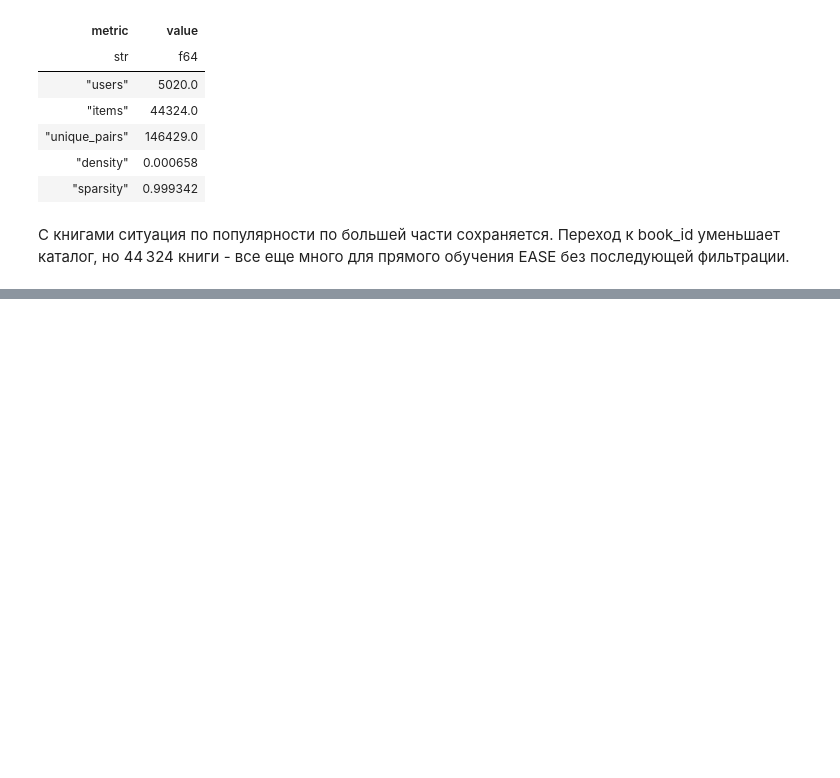
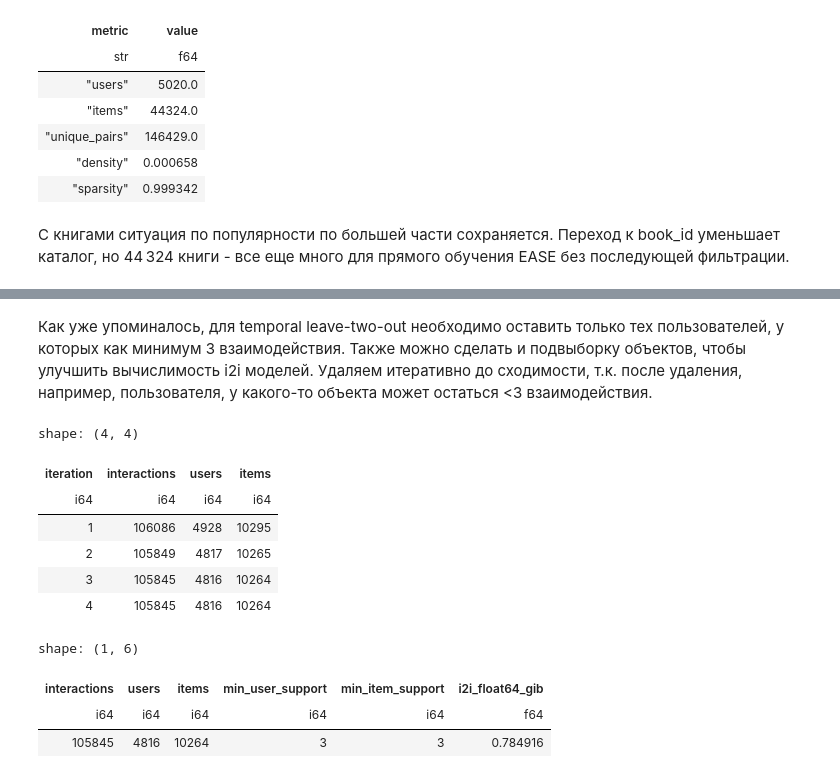
Before and after one commit to vshsch/recsys-hw1, a Jupyter notebook: experiments.ipynb, the cells around one changed output, grey strips where cells are left out. Cells and saved outputs as stored; diff of their text form; code cells hidden in the pictures; blank space fills up the shorter version.

Commit message:
Update EDA, add preprocessing, metrics

```diff
--- a/experiments.ipynb
+++ b/experiments.ipynb
@@ -1001,0 +1107,80 @@ shape: (5, 2)
+# %% [markdown]
+Как уже упоминалось, для temporal leave-two-out необходимо оставить только тех пользователей, у которых как минимум 3 взаимодействия. Также можно сделать и подвыборку объектов, чтобы улучшить вычислимость i2i моделей. Удаляем итеративно до сходимости, т.к. после удаления, например, пользователя, у какого-то объекта может остаться <3 взаимодействия.
+# %%
+MIN_INTERACTIONS = 3
+PRIMARY_METRIC = f"NDCG@{K}"
+SECONDARY_METRIC = f"Recall@{K}"
+# %%
+filtered_interactions = read_interactions
+history = []
+iter = 0
+while True:
+    iter += 1
+    prev_height = filtered_interactions.height
+
+    active_users = (
+        filtered_interactions
+        .group_by("user_id")
+        .len(name="support")
+        .filter(pl.col("support") >= MIN_INTERACTIONS)
+        .select("user_id")
+    )
+    filtered_interactions = filtered_interactions.join(
+        active_users,
+        on="user_id",
+        how="semi",
+    )
+
+    active_items = (
+        filtered_interactions
+        .group_by("item_id")
+        .len(name="support")
+        .filter(pl.col("support") >= MIN_INTERACTIONS)
+        .select("item_id")
+    )
+    filtered_interactions = filtered_interactions.join(
+        active_items,
+        on="item_id",
+        how="semi",
+    )
+
+    history.append({
+        "iteration": iter,
+        "interactions": filtered_interactions.height,
+        "users": filtered_interactions["user_id"].n_unique(),
+        "items": filtered_interactions["item_id"].n_unique(),
+    })
+
+    if filtered_interactions.height == prev_height:
+        break
+
+filtered_interactions = filtered_interactions.sort(
+    ["user_id", "event_ts", "item_id"]
+)
+history = pl.DataFrame(history)
+display(history)
+filtered_user_support = filtered_interactions.group_by("user_id").len(name="support")
+filtered_item_support = filtered_interactions.group_by("item_id").len(name="support")
+filtered_stats = pl.DataFrame({
+    "interactions": [filtered_interactions.height],
+    "users": [filtered_interactions["user_id"].n_unique()],
+    "items": [filtered_interactions["item_id"].n_unique()],
+    "min_user_support": [filtered_user_support["support"].min()],
+    "min_item_support": [filtered_item_support["support"].min()],
+    "i2i_float64_gib": [
+        filtered_interactions["item_id"].n_unique() ** 2 * 8 / 1024 ** 3
+    ],
+})
+filtered_stats
+# %% [output]
+shape: (4, 4)
+| iteration | interactions | users | items |
+| i64 | i64 | i64 | i64 |
+| 1 | 106086 | 4928 | 10295 |
+| 2 | 105849 | 4817 | 10265 |
+| 3 | 105845 | 4816 | 10264 |
+| 4 | 105845 | 4816 | 10264 |
+shape: (1, 6)
+| interactions | users | items | min_user_support | min_item_support | i2i_float64_gib |
+| i64 | i64 | i64 | i64 | i64 | f64 |
+| 105845 | 4816 | 10264 | 3 | 3 | 0.784916 |
```
Also changed, not shown: parts of 13 cells of this notebook, 1 other file.
